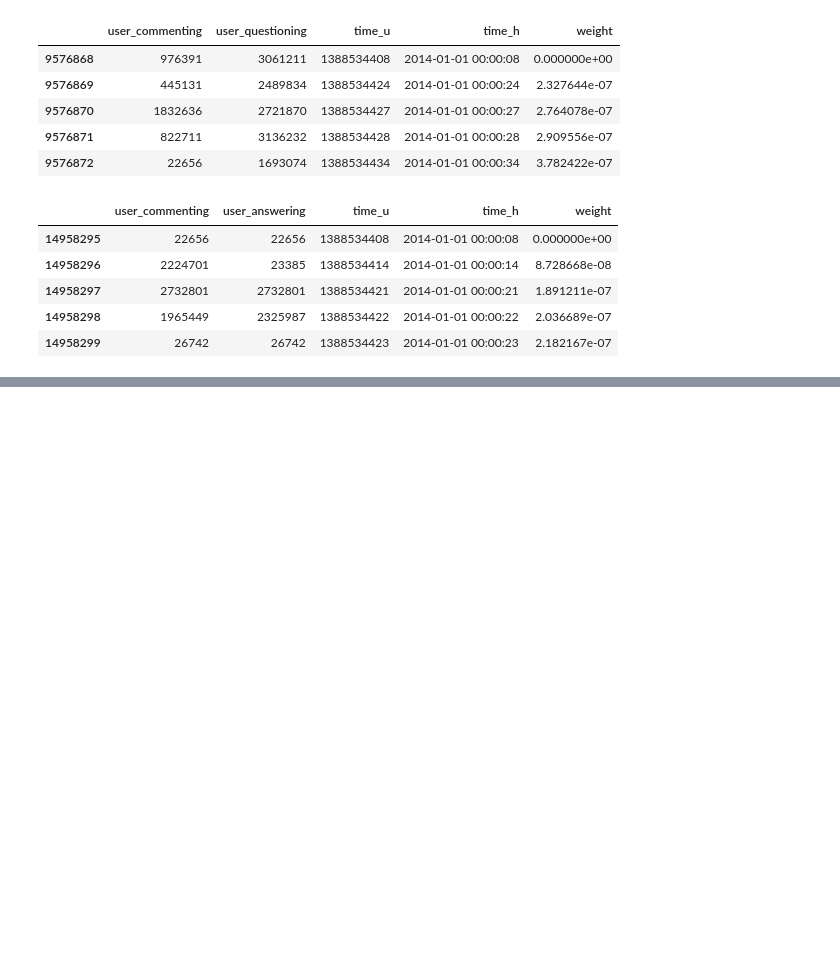
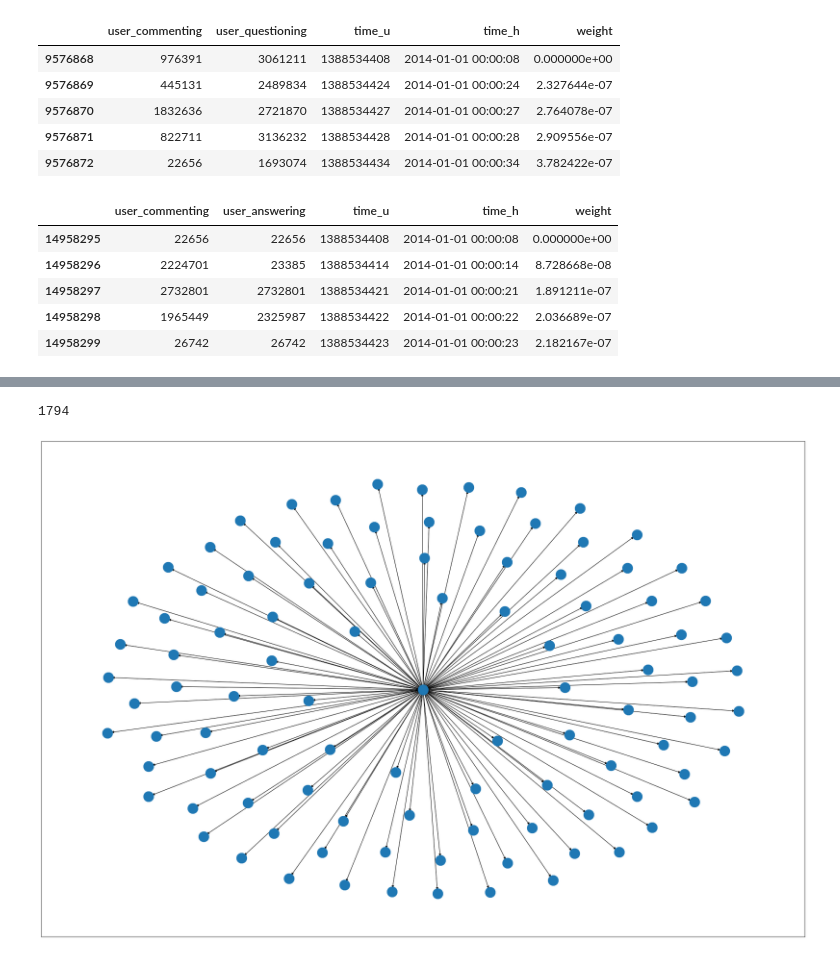
Before and after one commit to arthurgof/ADM-HW5, a Jupyter notebook: main.ipynb, the cells around one changed output, grey strips where cells are left out. Cells and saved outputs as stored; diff of their text form; code cells hidden in the pictures; blank space fills up the shorter version.

Commit message:
added visualization function, get_random_subgraph function and several other fixes

```diff
--- a/main.ipynb
+++ b/main.ipynb
@@ -224,0 +296,3 @@ Time elapsed: 433.87333822250366
+# %%
+g = Graph()
+g.load_graph("files/merged_graph_lw.p")
@@ -224,0 +301,8 @@ Time elapsed: 433.87333822250366
+# %%
+subg = g.get_random_subgraph(100)
+# %% [output]
+1794
+# %%
+visualize_network(subg)
+# %% [output]
+[figure, added]
```
Also changed, not shown: parts of 11 cells of this notebook.
